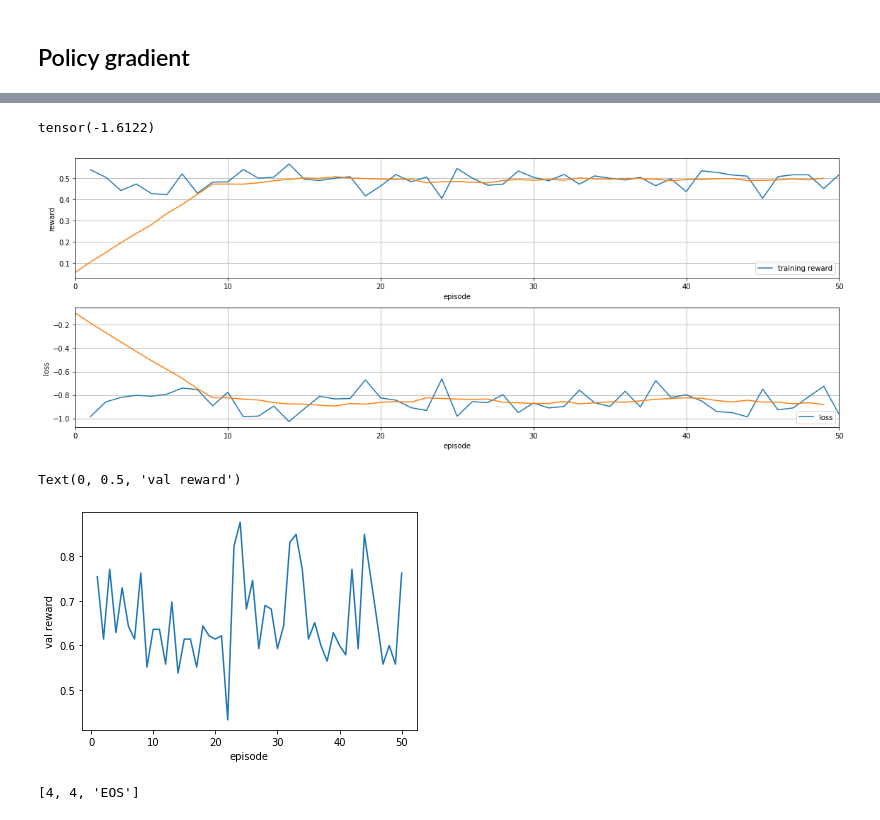
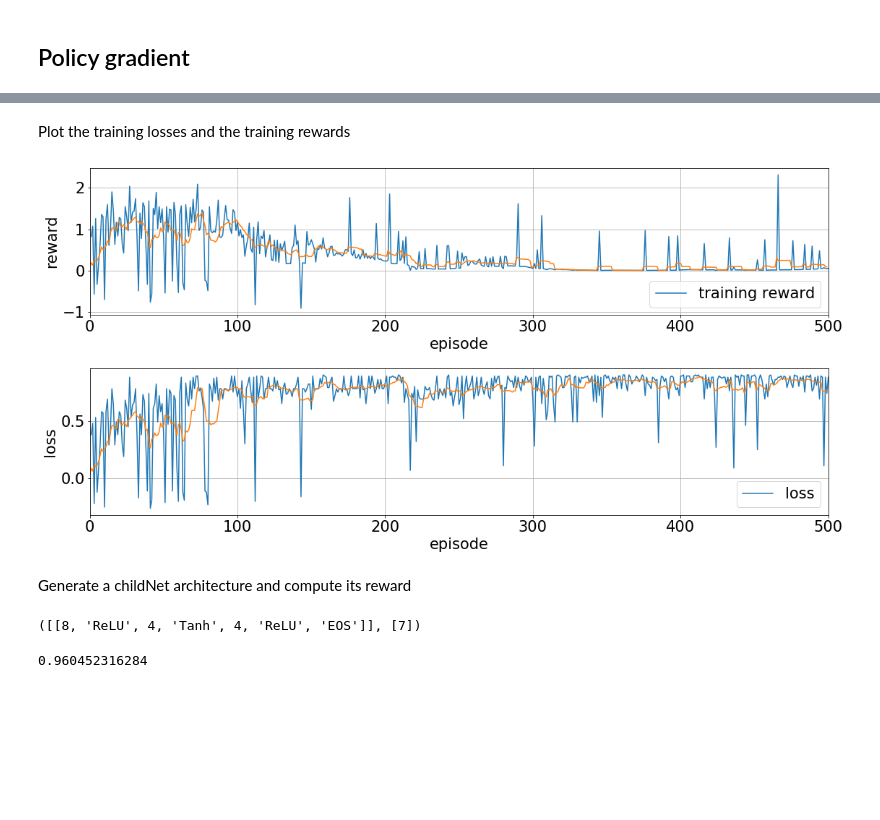
Before and after one commit to RualPerez/AutoML, a Jupyter notebook: Policy_Gradient_AutoML.ipynb, the cells around one changed output, grey strips where cells are left out. Cells and saved outputs as stored; diff of their text form; code cells hidden in the pictures; blank space fills up the shorter version.

```diff
--- a/Policy_Gradient_AutoML.ipynb
+++ b/Policy_Gradient_AutoML.ipynb
@@ -158,9 +173,9 @@ outputs, actions, indexes_to_actions(actions)
 # %%
 # training settings
 
-num_episodes = 50
-val_freq = 1 # validation frequency
+num_episodes = 500
 decay = 0.9
+verbose = False
 # setup policy network
 
 policy = PolicyNet(n_hidden, n_outputs, learning_rate, layer_limit)
@@ -175,34 +190,41 @@ try:
     for i in range(num_episodes):
         rollout, batch_r, batch_a_probs = [], [], []
         training = True
+        with torch.no_grad():
+            prob, actions = policy(training)
+        batch_hid_units, batch_index_eos = indexes_to_actions(actions)
         for j in range(batch_size):
-            with torch.no_grad():
-                full_a_probs, actions = policy(training)
             # policy gradient update
-            policy.optimizer.zero_grad()
-            r = cn.compute_reward(indexes_to_actions(actions), nb_epochs)#*100
-            #max_r = max_r**3
-            a_probs = torch.tensor([float(full_a_probs[0, i, action].detach().numpy()) for i,action in enumerate(actions)])
-            a_probs = fill_tensor(a_probs, layer_limit)
+            print(batch_hid_units[j])
+            r = cn.compute_reward(batch_hid_units[j], nb_epochs)**3
+            if batch_hid_units[j]==['EOS']:
+                r -= -1
+            a_probs = prob[j, :batch_index_eos[j] + 1]
 
             batch_r += [r]
             batch_a_probs += [a_probs.view(1, -1)]
 
-        batch_a_probs = Variable(torch.cat(batch_a_probs), requires_grad=True)
+        a_probs = []
+        for b in range(batch_size):
+            a_probs.append(fill_tensor(batch_a_probs[b], n_outputs, ones=True))
+        a_probs = torch.stack(a_probs,0)
+
+        batch_a_probs = Variable(a_probs, requires_grad=True)
         batch_r = Variable(torch.tensor(batch_r), requires_grad=True)
         loss = policy.loss(batch_a_probs, batch_r, torch.mean(baseline))
+        policy.optimizer.zero_grad()
         loss.backward()
         policy.optimizer.step()
+
         # bookkeeping
         training_rewards.append(torch.mean(batch_r).detach().numpy())
         losses.append(loss.item())
         # actualize baseline
         baseline = torch.cat((baseline[1:]*decay, torch.tensor([torch.mean(batch_r)*(1-decay)], dtype=torch.float)))
         # print
-        if (i+1) % val_freq == 0:
-            val_acc = cn.compute_reward(indexes_to_actions(policy(not training)[1]), nb_epochs)
-            val_rewards.append(val_acc)
-            print('{:4d}. mean training reward: {:6.2f}, mean loss: {:7.4f}, mean val reward: {:6.3f}'.format(i+1, np.cbrt(np.mean(training_rewards[-val_freq:])), np.mean(losses[-val_freq:]), np.cbrt(val_acc)))
+        if verbose and (i+1) % val_freq == 0:
+            print('{:4d}. mean training reward: {:6.2f}, mean loss: {:7.4f}'.format(i+1, np.mean(training_rewards[-val_freq:]), np.mean(losses[-val_freq:])))
+
 
     print('done')
 except KeyboardInterrupt:
@@ -228,37 +259,39 @@ done
-# %%
-policy.loss(batch_a_probs, batch_r, torch.mean(baseline))
-# %% [output]
-tensor(-1.6122)
+# %% [markdown]
+Plot the training losses and the training rewards
 # %%
+import matplotlib.pyplot as plt
+plt.rcParams.update({'font.size': 21})
+
 # plot results
 def moving_average(a, n=10) :
     ret = np.cumsum(a, dtype=float)
     ret[n:] = ret[n:] - ret[:-n]
     return ret / n
 
-plt.figure(figsize=(16,6))
+plt.figure(figsize=(16,8))
 plt.subplot(211)
 plt.plot(range(1, len(training_rewards)+1), training_rewards, label='training reward')
 plt.plot(moving_average(training_rewards))
 plt.xlabel('episode'); plt.ylabel('reward')
 plt.xlim((0, len(training_rewards)))
 plt.legend(loc=4); plt.grid()
 plt.subplot(212)
 plt.plot(range(1, len(losses)+1), losses, label='loss')
 plt.plot(moving_average(losses))
 plt.xlabel('episode'); plt.ylabel('loss')
 plt.xlim((0, len(losses)))#, plt.ylim((-20,20))
 plt.legend(loc=4); plt.grid()
-plt.tight_layout(); plt.show()
+plt.tight_layout(); #plt.show()
+plt.savefig('training.jpg')
 # %% [output]
-[figure, old version]
+[figure, new version]
-# %%
-plt.plot(range(1, len(val_rewards)+1), val_rewards)
-plt.xlabel('episode'); plt.ylabel('val reward')
-# %% [output]
-Text(0, 0.5, 'val reward')
-[figure, removed]
+# %% [markdown]
+Generate a childNet architecture and compute its reward
 # %%
-indexes_to_actions(policy(not training)[1])
+indexes_to_actions(policy(training)[1])
 # %% [output]
-[4, 4, 'EOS']
+([[8, 'ReLU', 4, 'Tanh', 4, 'ReLU', 'EOS']], [7])
+# %%
+cn.compute_reward([8, 'ReLU', 4, 'Tanh', 4, 'ReLU', 'EOS'], nb_epochs)
+# %% [output]
+0.960452316284
```
Also changed, not shown: parts of 13 cells of this notebook, 1 other file.
